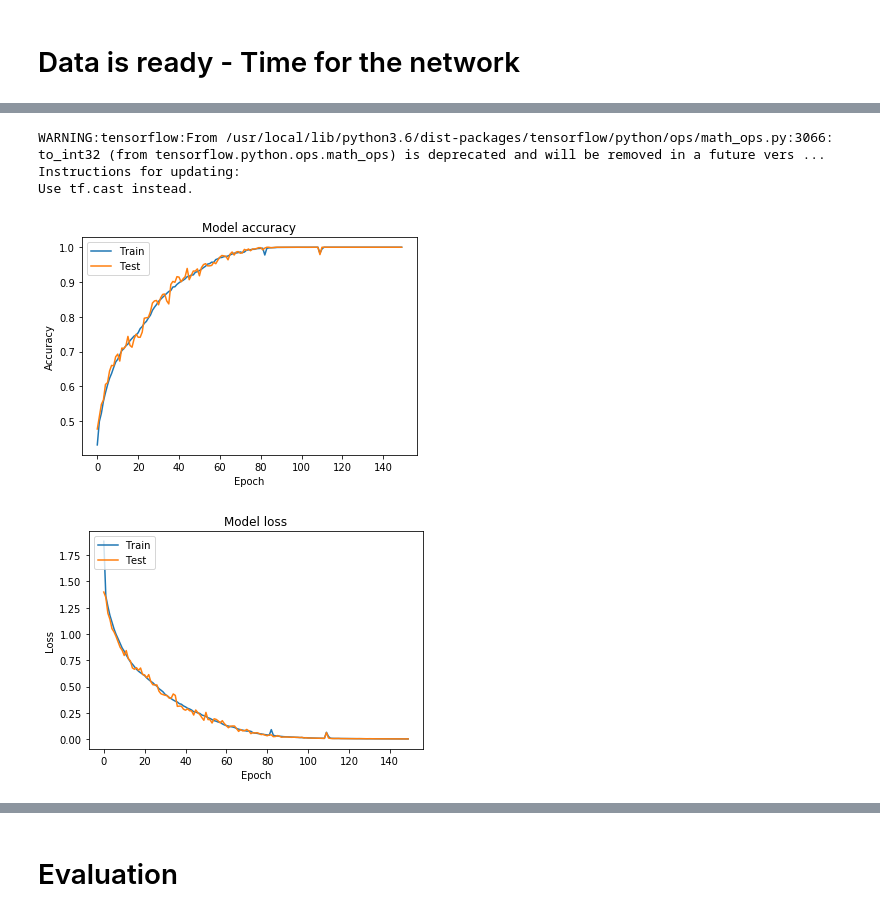
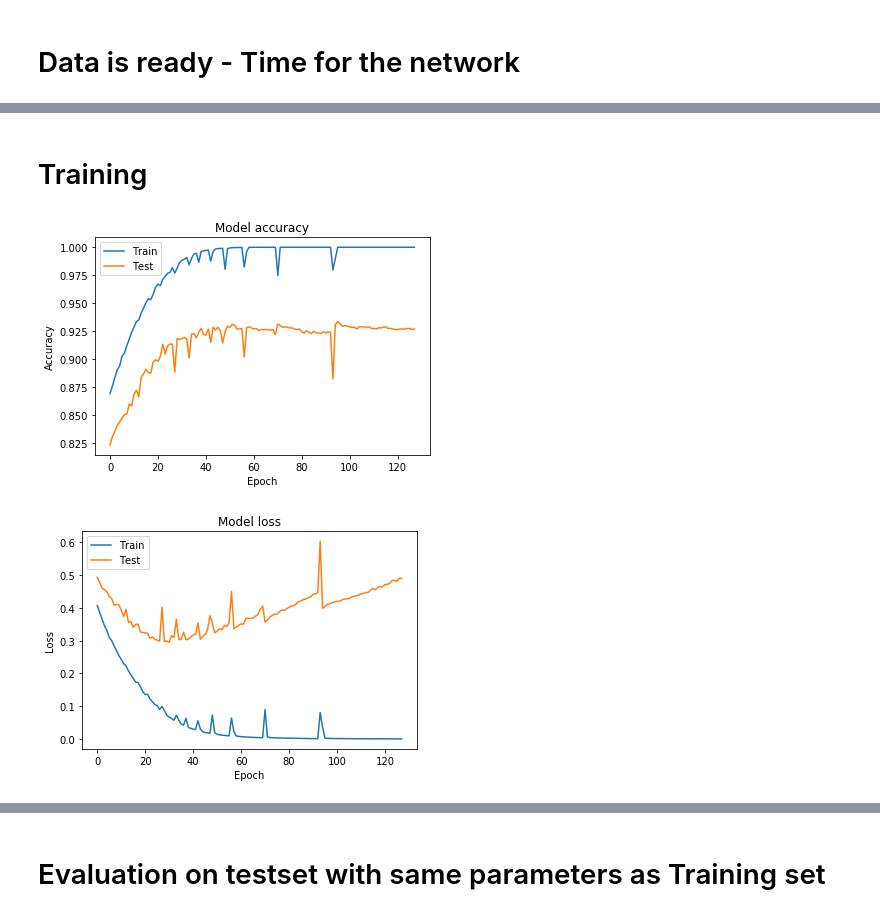
Before and after one commit to glouwa/app-kandinsky-pattern-generator, a Jupyter notebook: lstm_calculator.ipynb, the cells around one changed output, grey strips where cells are left out. Drawn from its saved outputs; the diff is of its cells as text; code cells hidden in the pictures.

```diff
--- a/lstm_calculator.ipynb
+++ b/lstm_calculator.ipynb
@@ -153,0 +136,14 @@ generate_data(1)
+# %%
+#@title Sample Factory { vertical-output: true }
+int_ranges      = [(0, 50)]          #@param {type:"raw"}
+#int_ranges      = [(0, 20), (30, 50)]          #@param {type:"raw"}
+in_seq_format   = ['{:d}*{:d}', '{:d}+{:d}']   #@param
+in_seq_vars     = 2                            #@param
+out_seq_format  = '{:d}'                       #@param {type:"raw"}
+out_seq_vars    = 'python eval of in_seq'      #@param {type:"raw"}
+
+training_sample_parameters = [in_seq_format, in_seq_len, in_seq_vars, out_seq_format, out_seq_len, int_ranges]
+
+s = SampleParameters(*training_sample_parameters).createSample("batch_demo/exp0")
+print("generated string:", s)
+print("encoded and back: batch_demo/exp0: '{}' = '{}'".format(sample_decode(s.Xhot), sample_decode(s.Yhot)))
@@ -185,15 +297,20 @@ class DataGenerator(keras.utils.Sequence):
 # %%
-#@title Train/Test/Validate Generators { vertical-output: true, output-height: 200 }
+#@title Train/Validate Generators { vertical-output: true, output-height: 200 }
+batch_size      = 100 #@param {type:"slider", min:1, max:300, step:10}
+training_size   = 5000 #@param {type:"slider", min:1000, max:5000, step:100}
+validation_size = 500 #@param {type:"slider", min:10, max:1000, step:10}
+
 params = {
+    'sample_parameters': training_sample_parameters,
     'batch_size': batch_size,
     'in_dim': input_shape,
     'out_dim': output_shape
 }
 
-training_generator =   DataGenerator(samples=training_size,   sample_ctor, **params)
-validation_generator = DataGenerator(samples=validation_size, **params)
-test_generator =       DataGenerator(samples=test_size,       **params)
+print("training_sample_parameters=", training_sample_parameters)
 
-view_generator =       DataGenerator(samples=1, **params)
-view_generator[0][0].shape, view_generator[0][1].shape
+training_generator, training_panda =     DataGenerator(samples=training_size, set_path="train", **params).renderFrame()
+validation_generator, validation_panda = DataGenerator(samples=validation_size, set_path="validate", **params).renderFrame()
+
+display_batch_meta(training_panda)
 # %% [output]
@@ -245,30 +436,30 @@ Non-trainable params: 0
 _________________________________________________________________
 None
 [drawing not drawn]
+# %% [markdown]
+# Training
 # %%
 #@title Training { vertical-output: true }
 %%time
-epochs             = 150 #@param {type:"slider", min:2, max:500, step:1}
+steps_per_epoch    = 200 #@param {type:"slider", min:10, max:1000, step:1}
+epochs             = 128 #@param {type:"slider", min:2, max:500, step:1}
 use_multprocessing = True #@param {type:"boolean"}
 workers            = 16 #@param {type:"slider", min:1, max:20, step:1}
 verbose            = 0 #@param {type:"slider", min:0, max:5, step:1}
 
 # samples in epoch, steps in epoch, samples per step, batches per step
 
 history = model.fit_generator(
+  epochs = epochs,
+  steps_per_epoch = steps_per_epoch,
   generator = training_generator,
   validation_data = validation_generator,
-  epochs = epochs,
-  steps_per_epoch = 100,
   use_multiprocessing = use_multprocessing,
   workers = workers,
   verbose = verbose,
   )#callbacks = [keras.callbacks.EarlyStopping(monitor='val_acc', sensible=2)])
 
 lib.plot_history(history)
 # %% [output]
-WARNING:tensorflow:From /usr/local/lib/python3.6/dist-packages/tensorflow/python/ops/math_ops.py:3066: to_int32 (from tensorflow.python.ops.math_ops) is deprecated and will be removed in a future vers ...
-Instructions for updating:
-Use tf.cast instead.
-[figure, old version]
+[figure, new version]
-[figure, old version]
+[figure, new version]
@@ -277,2 +468,2 @@ Wall time: 16min 21s
-# %% [markdown]
-# Evaluation
+# %% [markdown]
+# Evaluation on testset with same parameters as Training set
```
Also changed, not shown: parts of 24 cells of this notebook.
